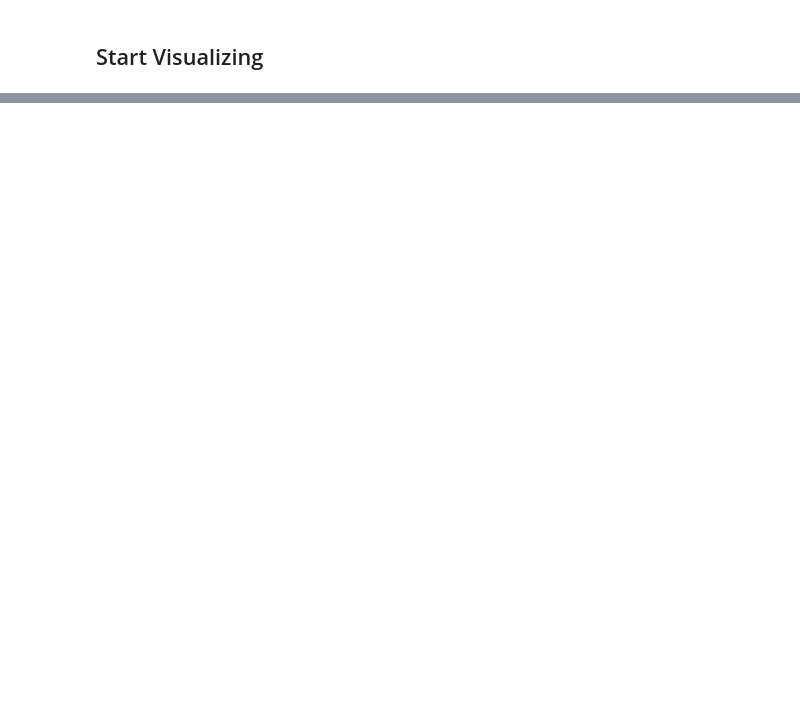
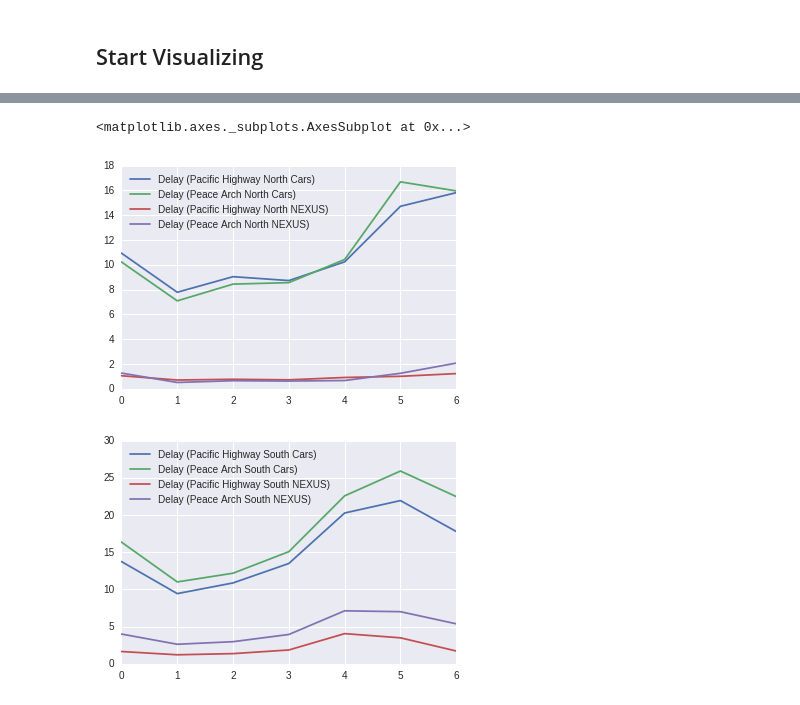
Before and after one commit to kartucson/border-project, a Jupyter notebook: Border Analysis.ipynb, the cells around one changed output, grey strips where cells are left out. Saved outputs shown, nothing was run; the diff lists cells and outputs as text; code cells hidden in the pictures; blank space fills up the shorter version.

```diff
--- a/Border Analysis.ipynb
+++ b/Border Analysis.ipynb
@@ -181,0 +516,2 @@ with plt.style.context('fivethirtyeight'):
+# %%
+some_cars_df = get_df_from_mutual_columns(car_delay_df, some_cars_list)
@@ -181,0 +522,4 @@ with plt.style.context('fivethirtyeight'):
+# %%
+nexus_vs_df = pd.concat([some_cars_df, nexus_delay_df], axis=1)
+nexus_vs_df = nexus_vs_df.ix[nexus_vs_df.index.hour >= 6]
+nexus_vs_df = nexus_vs_df.ix[nexus_vs_df.index.hour < 22]
@@ -181,0 +528,5 @@ with plt.style.context('fivethirtyeight'):
+# %%
+norths_list = ['Delay (Pacific Highway North Cars)',  'Delay (Peace Arch North Cars)',
+               'Delay (Pacific Highway North NEXUS)', 'Delay (Peace Arch North NEXUS)']
+souths_list = ['Delay (Pacific Highway South Cars)', 'Delay (Peace Arch South Cars)',
+               'Delay (Pacific Highway South NEXUS)','Delay (Peace Arch South NEXUS)']
@@ -181,0 +540,3 @@ with plt.style.context('fivethirtyeight'):
+# %%
+grouped_by_dayofweek_nexus = nexus_vs_df.groupby(nexus_vs_df.index.dayofweek).mean()
+nexus_vs_df.groupby(nexus_vs_df.index.dayofweek).std()
@@ -181,0 +552,7 @@ with plt.style.context('fivethirtyeight'):
+# %%
+grouped_by_dayofweek_nexus[norths_list].plot()
+grouped_by_dayofweek_nexus[souths_list].plot()
+# %% [output]
+<matplotlib.axes._subplots.AxesSubplot at 0x...>
+[figure, added]
+[figure, added]
```
Also changed, not shown: parts of 110 cells of this notebook, 17 other files.
